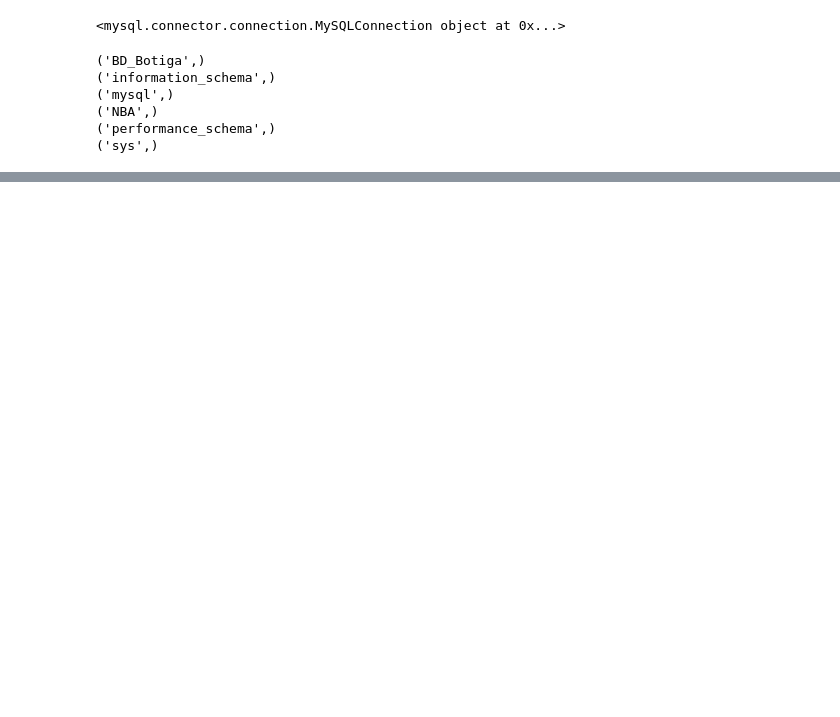
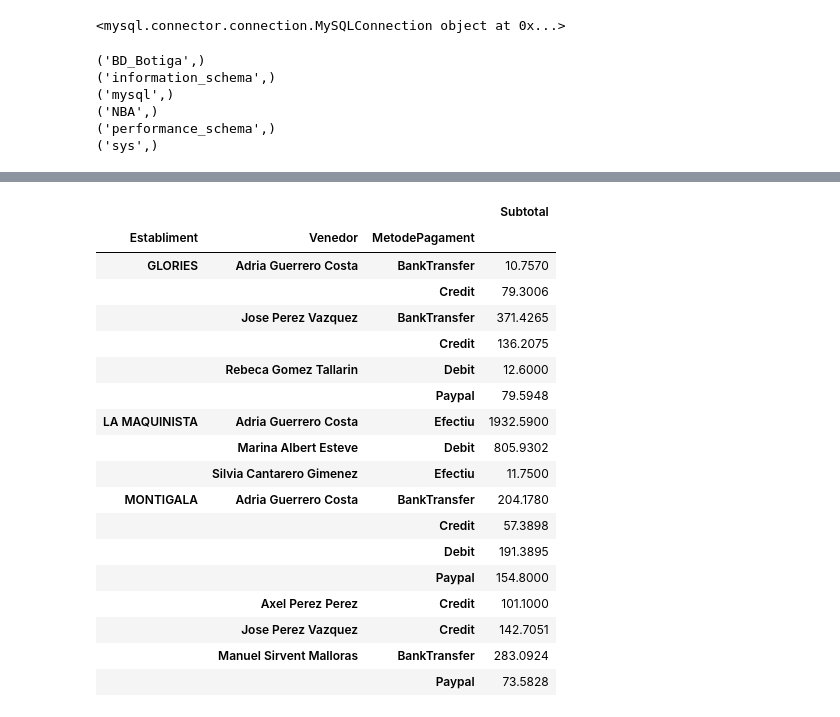
Before and after one commit to Jahdry/Data_Science_Submits, a Jupyter notebook: Sprint17/Base_dades_python/Base_dades.ipynb, the cells around one changed output, grey strips where cells are left out. Saved outputs shown, nothing was run; the diff lists cells and outputs as text; code cells hidden in the pictures; blank space fills up the shorter version.

```diff
--- a/Sprint17/Base_dades_python/Base_dades.ipynb
+++ b/Sprint17/Base_dades_python/Base_dades.ipynb
@@ -6,2 +14,6 @@ import seaborn as sns
+# %%
+pwd = input('password: ')
+host = "localhost"
+user = "root"
 # %%
 mydb = mysql.connector.connect(
@@ -43,0 +212,27 @@ tables['teams'] = ("CREATE TABLE `teams` (League_ID ))
+# %%
+# Manipulem el dataframe per obtenir les dades ordenades per com les volem respresentar.
+
+pie = sales[['Establiment','Venedor', 'Subtotal', 'MetodePagament']].groupby(['Establiment','Venedor','MetodePagament']).aggregate(sum)
+pie = pie.reset_index()
+pie2 = pie.pivot_table('Subtotal', ['Establiment','Venedor','MetodePagament'])
+pie2
+# %% [output]
+|  |  |  | Subtotal |
+| Establiment | Venedor | MetodePagament |  |
+| GLORIES | Adria Guerrero Costa | BankTransfer | 10.7570 |
+|  |  | Credit | 79.3006 |
+|  | Jose Perez Vazquez | BankTransfer | 371.4265 |
+|  |  | Credit | 136.2075 |
+|  | Rebeca Gomez Tallarin | Debit | 12.6000 |
+|  |  | Paypal | 79.5948 |
+| LA MAQUINISTA | Adria Guerrero Costa | Efectiu | 1932.5900 |
+|  | Marina Albert Esteve | Debit | 805.9302 |
+|  | Silvia Cantarero Gimenez | Efectiu | 11.7500 |
+| MONTIGALA | Adria Guerrero Costa | BankTransfer | 204.1780 |
+|  |  | Credit | 57.3898 |
+|  |  | Debit | 191.3895 |
+|  |  | Paypal | 154.8000 |
+|  | Axel Perez Perez | Credit | 101.1000 |
+|  | Jose Perez Vazquez | Credit | 142.7051 |
+|  | Manuel Sirvent Malloras | BankTransfer | 283.0924 |
+|  |  | Paypal | 73.5828 |
```
Also changed, not shown: parts of 17 cells of this notebook, 1 other file.
